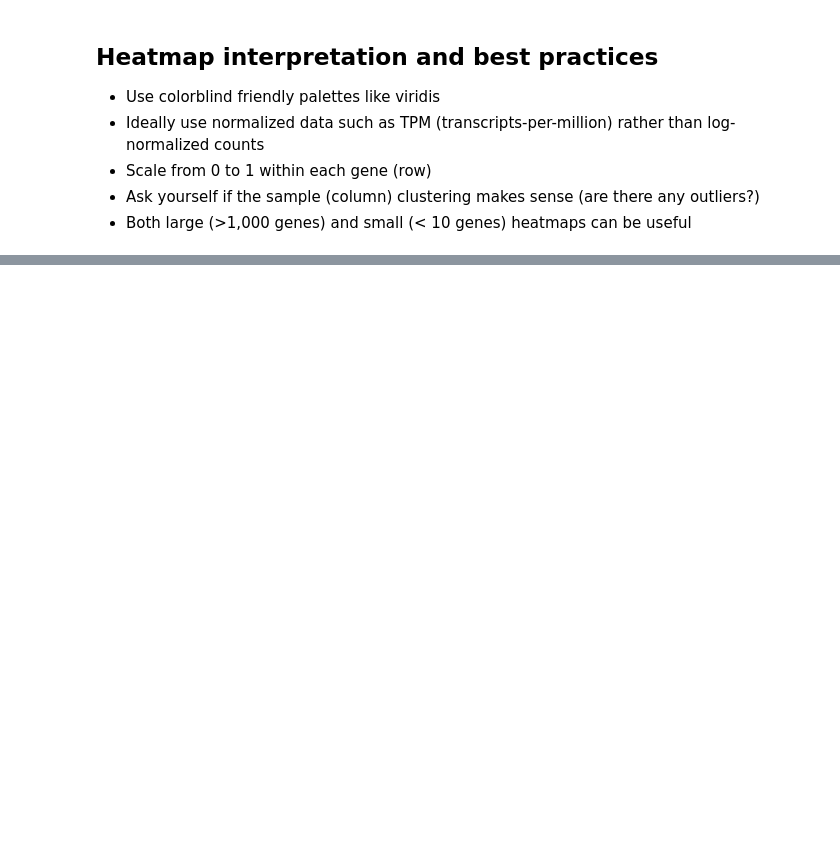
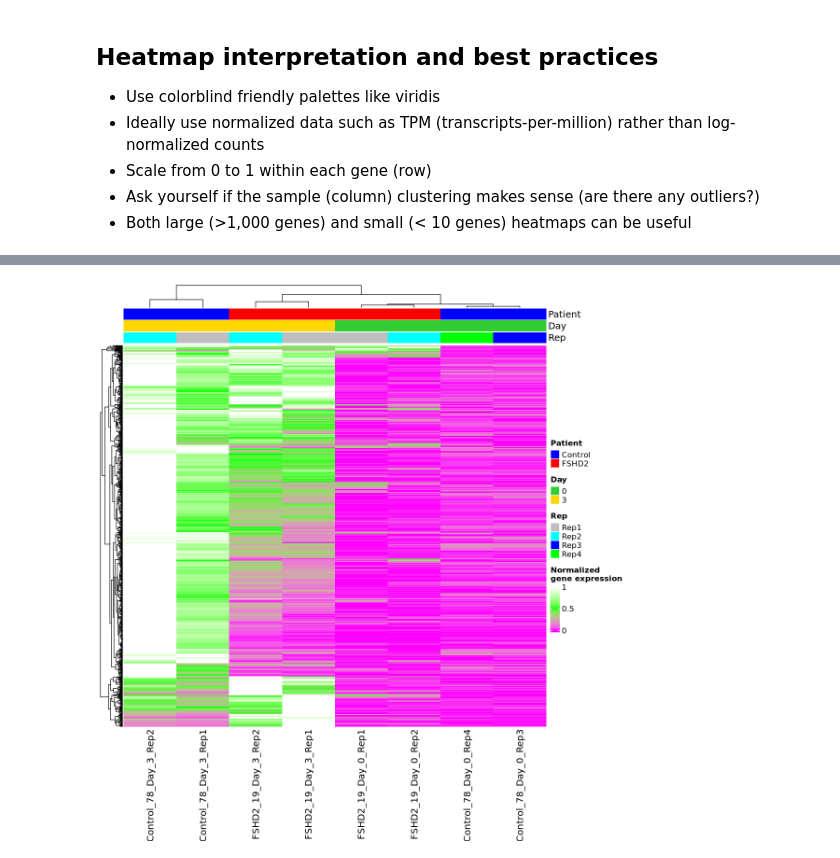
Before and after one commit to mortazavilab/cosmos-cluster6, a Jupyter notebook: R_analysis.ipynb, the cells around one changed output, grey strips where cells are left out. Cells and saved outputs as stored; diff of their text form; code cells hidden in the pictures; blank space fills up the shorter version.

```diff
--- a/R_analysis.ipynb
+++ b/R_analysis.ipynb
@@ -301,0 +373,10 @@ Loading required package: viridisLite
+# %%
+# save heatmap as a variable "hmap"
+hmap = Heatmap(table_hm, name = "Normalized\ngene expression",
+        show_row_names = FALSE,
+        top_annotation=colAnn,
+        col = col_fun)
+# %%
+draw(hmap, merge_legend = TRUE, padding = unit(c(2, 2, 2, 20), "mm")) # use options in "draw" function
+# %% [output]
+[figure, added]
```
Also changed, not shown: parts of 18 cells of this notebook.
